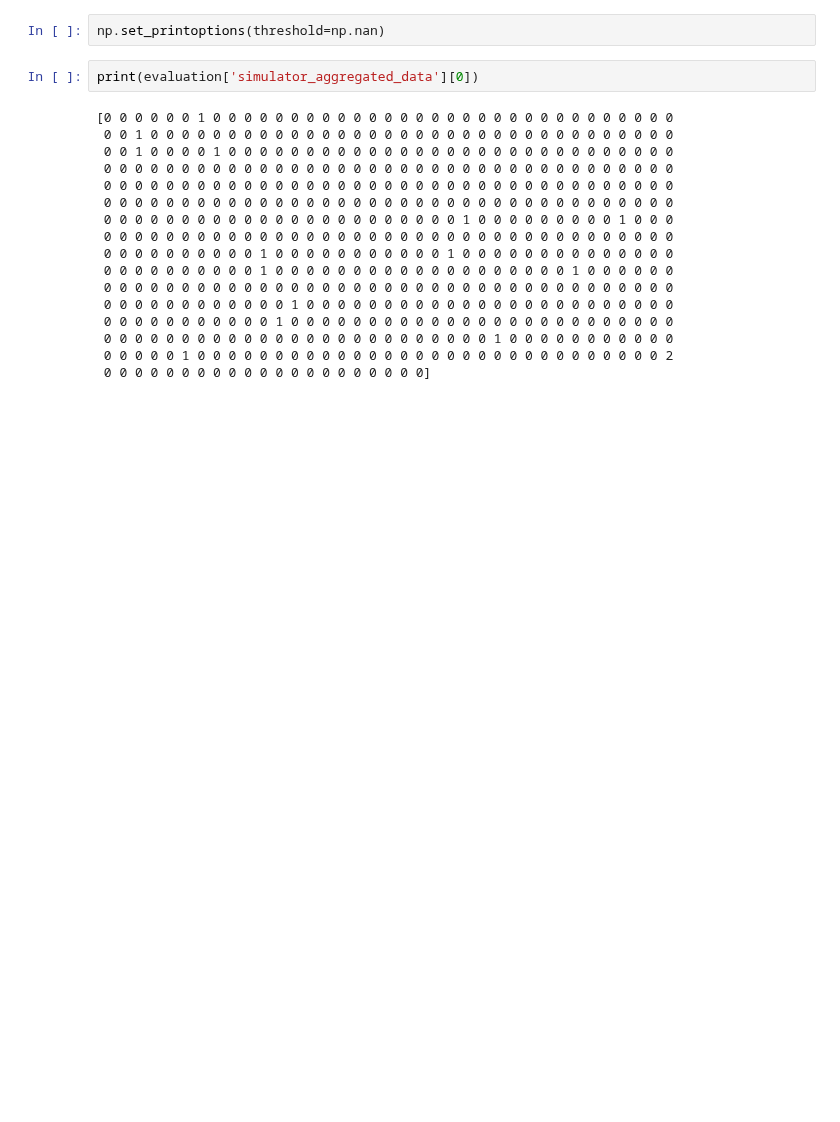
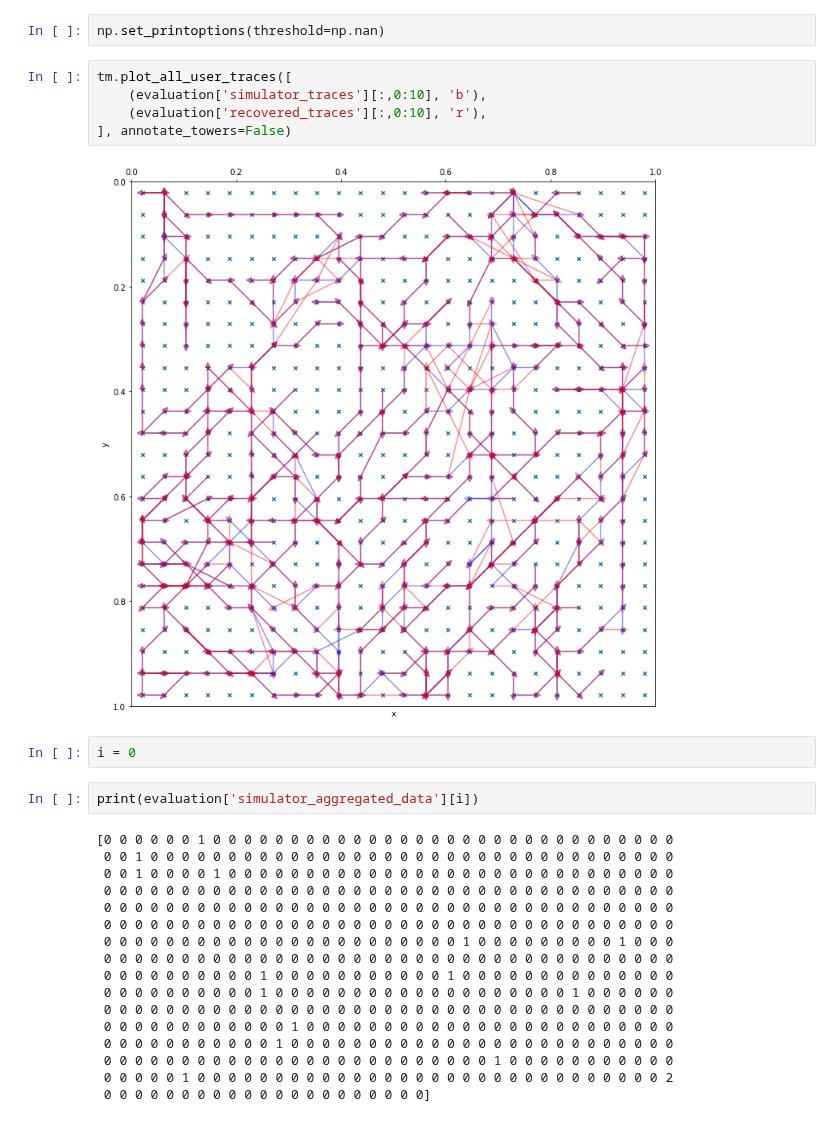
Before and after one commit to leopiney/tscf, a Jupyter notebook: evaluation-results-temp-files-Copy1.ipynb, the cells around one changed output. Saved outputs shown, nothing was run; the diff lists cells and outputs as text; blank space fills up the shorter version.

```diff
--- a/evaluation-results-temp-files-Copy1.ipynb
+++ b/evaluation-results-temp-files-Copy1.ipynb
@@ -154,7 +156,16 @@ User 6 mapped to simulated trace 2
 # %%
 np.set_printoptions(threshold=np.nan)
+# %%
+tm.plot_all_user_traces([
+    (evaluation['simulator_traces'][:,0:10], 'b'),
+    (evaluation['recovered_traces'][:,0:10], 'r'),
+], annotate_towers=False)
+# %% [output]
+[figure, added]
+# %%
+i = 0
 # %%
-print(evaluation['simulator_aggregated_data'][0])
+print(evaluation['simulator_aggregated_data'][i])
 # %% [output]
 [0 0 0 0 0 0 1 0 0 0 0 0 0 0 0 0 0 0 0 0 0 0 0 0 0 0 0 0 0 0 0 0 0 0 0 0 0
  0 0 1 0 0 0 0 0 0 0 0 0 0 0 0 0 0 0 0 0 0 0 0 0 0 0 0 0 0 0 0 0 0 0 0 0 0
```
Also changed, not shown: parts of 12 cells of this notebook, 3 other files.
